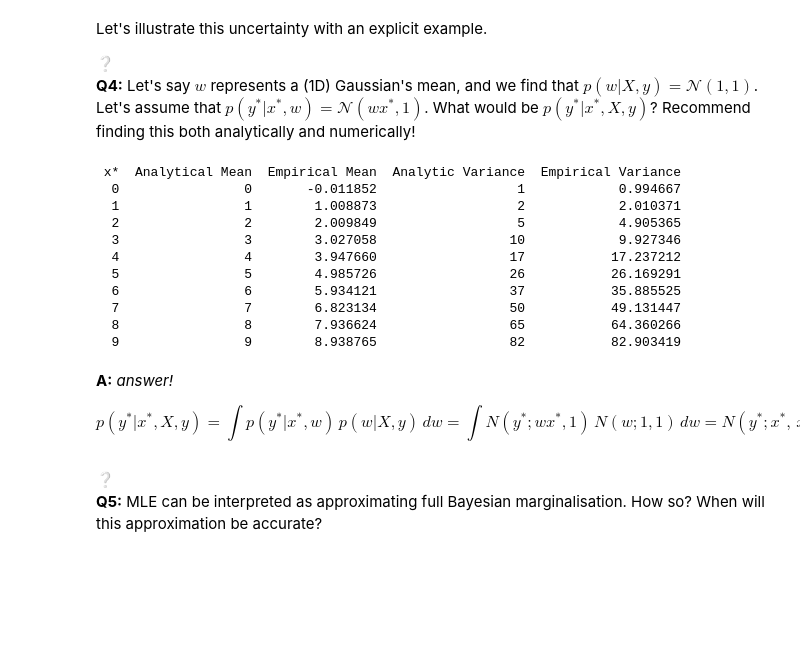
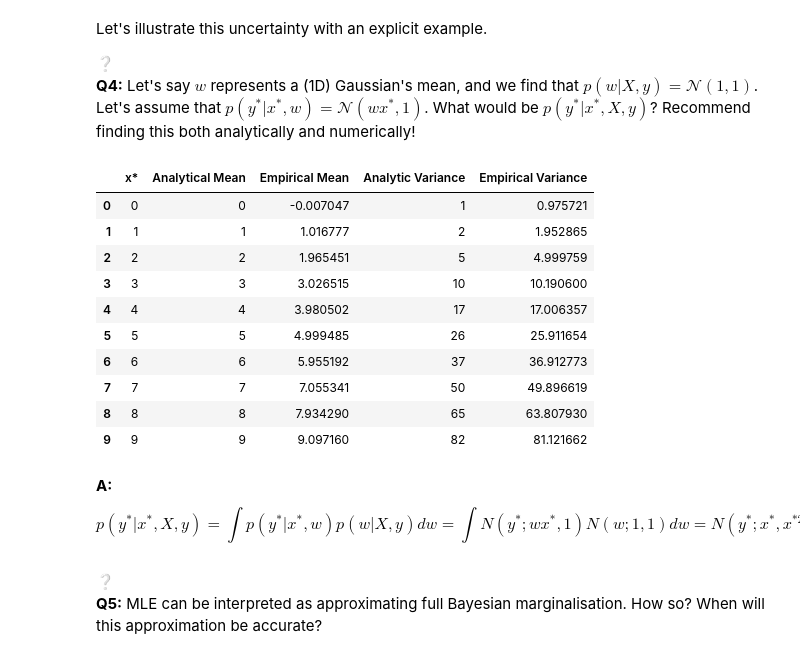
Before and after one commit to alexandre-bismuth/UncertaintyInDeepLearning, a Jupyter notebook: What_does_my_model_know?.ipynb, the cells around one changed output. Saved outputs shown, nothing was run; the diff lists cells and outputs as text; code cells hidden in the pictures; blank space fills up the shorter version.

```diff
--- a/What_does_my_model_know?.ipynb
+++ b/What_does_my_model_know?.ipynb
@@ -155,44 +153,35 @@ __Q4:__ Let's say $w$ represents a (1D) Gaussian's mean, and we find that $p(w|X
 # %%
 # write me!
 
-x_values = [i for i in range(10)]
 rows = []
-for x in x_values:
+for x in range(10):
     w = np.random.normal(loc=1, scale=1, size=10000)
     eps = np.random.normal(loc=0, scale=1, size=10000)
     y = w * x + eps # Monte Carlo
     rows.append({
         "x*": x,
         "Analytical Mean": x,
         "Empirical Mean": y.mean(),
         "Analytic Variance": x**2 + 1,
         "Empirical Variance": y.var()
     })
 
-import pandas as pd
-df = pd.DataFrame(rows)
-print(df.to_string(index=False))
+import pandas
+pandas.DataFrame(rows)
 # %% [output]
- x*  Analytical Mean  Empirical Mean  Analytic Variance  Empirical Variance
-  0                0       -0.011852                  1            0.994667
-  1                1        1.008873                  2            2.010371
-  2                2        2.009849                  5            4.905365
-  3                3        3.027058                 10            9.927346
-  4                4        3.947660                 17           17.237212
-  5                5        4.985726                 26           26.169291
-  6                6        5.934121                 37           35.885525
-  7                7        6.823134                 50           49.131447
-  8                8        7.936624                 65           64.360266
-  9                9        8.938765                 82           82.903419
+|  | x* | Analytical Mean | Empirical Mean | Analytic Variance | Empirical Variance |
+| 0 | 0 | 0 | -0.007047 | 1 | 0.975721 |
+| 1 | 1 | 1 | 1.016777 | 2 | 1.952865 |
+| 2 | 2 | 2 | 1.965451 | 5 | 4.999759 |
+| 3 | 3 | 3 | 3.026515 | 10 | 10.190600 |
+| 4 | 4 | 4 | 3.980502 | 17 | 17.006357 |
+| 5 | 5 | 5 | 4.999485 | 26 | 25.911654 |
+| 6 | 6 | 6 | 5.955192 | 37 | 36.912773 |
+| 7 | 7 | 7 | 7.055341 | 50 | 49.896619 |
+| 8 | 8 | 8 | 7.934290 | 65 | 63.807930 |
+| 9 | 9 | 9 | 9.097160 | 82 | 81.121662 |
 # %% [markdown]
-__A:__ _answer!_
-
-$$
-p(y^* | x^*,X,y)
-=\int p(y^* | x^*,w)\,p(w | X,y)\,dw
-=\int N(y^*;w x^*,1)\,N(w;1,1)\,dw
-= N(y^*;x^*,\,x^{*2}+1).
-$$
+__A:__ $$ p(y^* | x^*,X,y) =\int p(y^* | x^*,w)p(w | X,y)dw =\int N(y^*;w x^*,1)N(w;1,1)dw = N(y^*;x^*,x^{*2}+1)$$
 # %% [markdown]
 ❔
 __Q5:__ MLE can be interpreted as approximating full Bayesian marginalisation. How so? When will this approximation be accurate?
```
Also changed, not shown: parts of 12 cells of this notebook.
